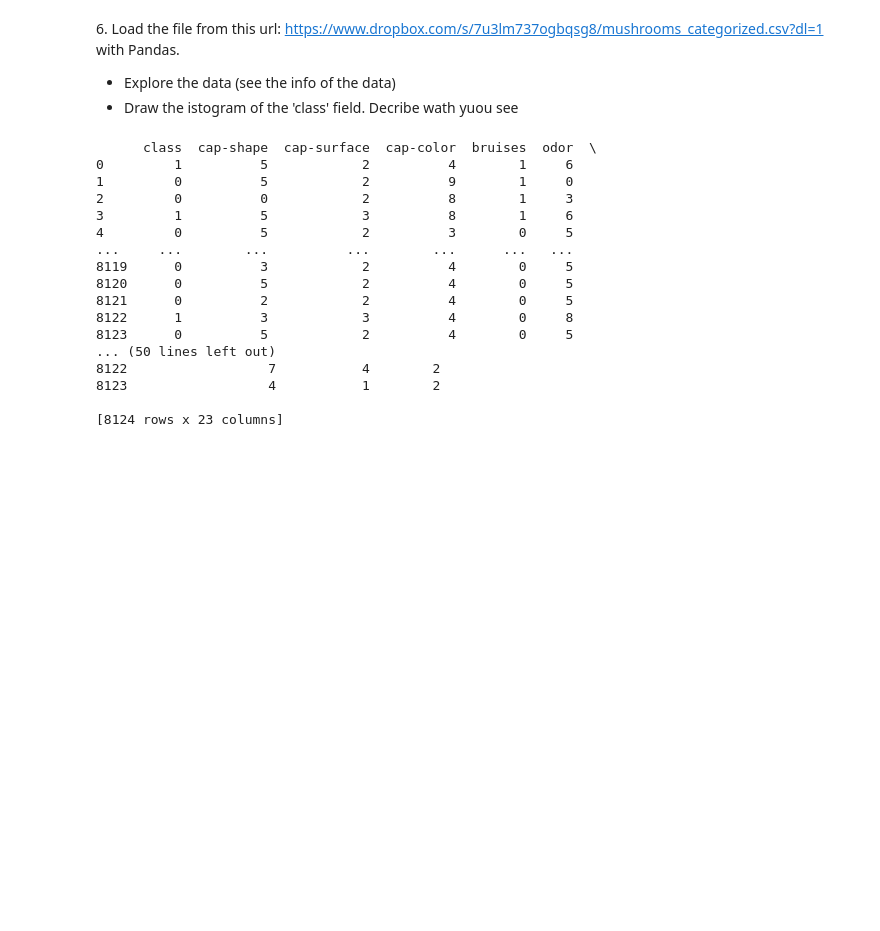
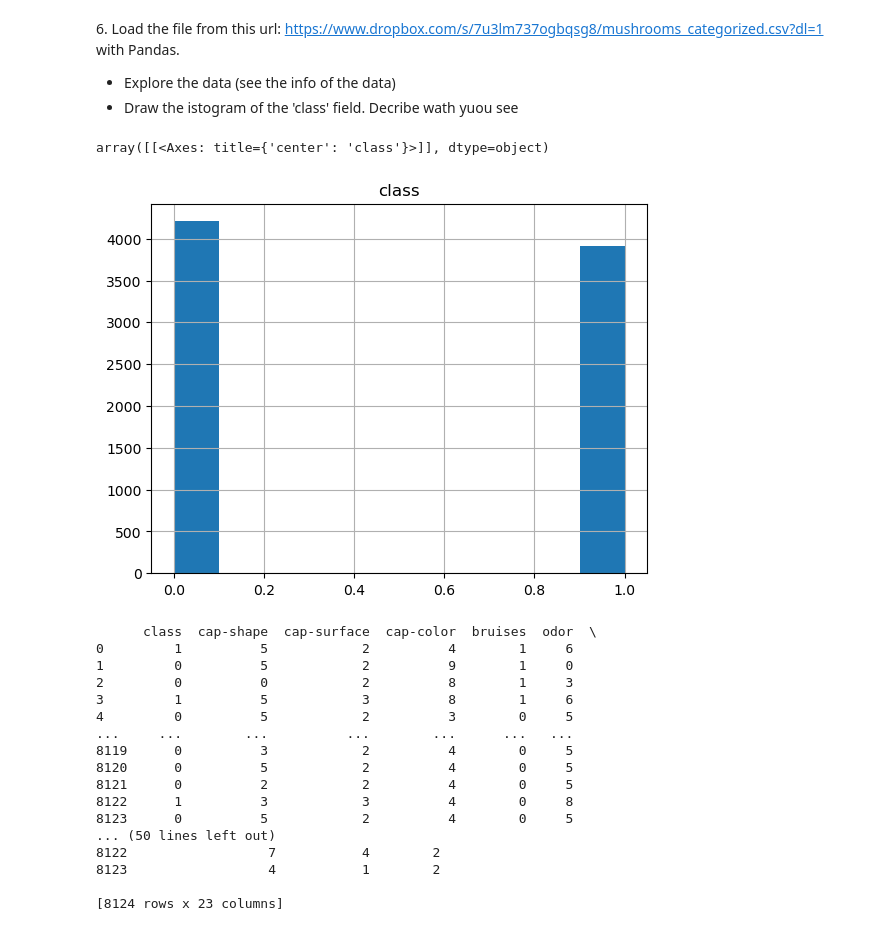
Before and after one commit to EugeniaBoccanera/LaboratoryOfComputationalPhysics_Y6, a Jupyter notebook: 05ex_OSEMN.ipynb, the cells around one changed output. Saved outputs shown, nothing was run; the diff lists cells and outputs as text; code cells hidden in the pictures; blank space fills up the shorter version.

```diff
--- a/05ex_OSEMN.ipynb
+++ b/05ex_OSEMN.ipynb
@@ -121,6 +157,20 @@ Filtered data saved to filtered_data.csv.
 6\. Load the file from this url: [https://www.dropbox.com/s/7u3lm737ogbqsg8/mushrooms_categorized.csv?dl=1](https://www.dropbox.com/s/7u3lm737ogbqsg8/mushrooms_categorized.csv?dl=1) with Pandas.
 + Explore the data (see the info of the data)
 + Draw the istogram of the 'class' field. Decribe wath yuou see
+# %%
+### soluzioni
+import pandas as pd
+import io
+import requests
+url="https://www.dropbox.com/s/7u3lm737ogbqsg8/mushrooms_categorized.csv?dl=1"
+s=requests.get(url).content
+dataframe=pd.read_csv(io.StringIO(s.decode('utf-8')))
+#print(c)
+dataframe.hist("class")
+#the mushrooms are classified as either of class 0 or class 1. Number of mushrooms in class 0 are are little more than that of mushrooms belonging to class 1
+# %% [output]
+array([[<Axes: title={'center': 'class'}>]], dtype=object)
+[figure, added]
 # %%
 import pandas as pd
 import matplotlib.pyplot as plt
```
Also changed, not shown: parts of 5 cells of this notebook.
